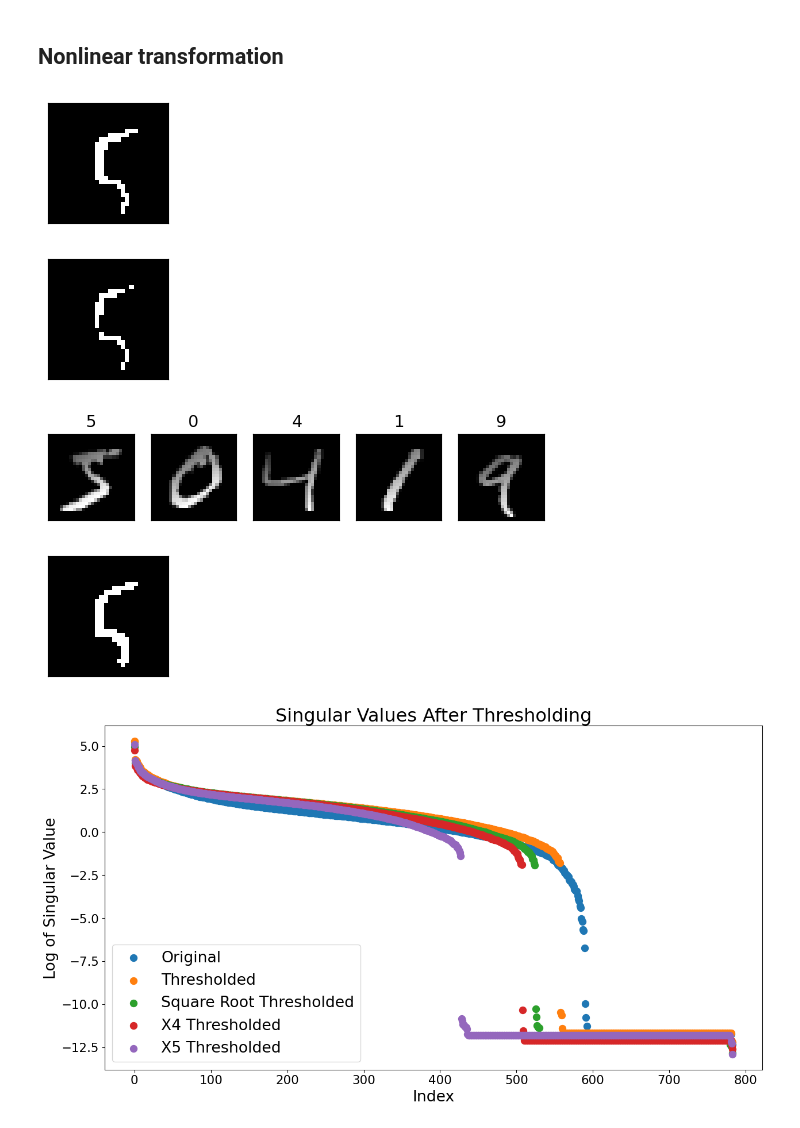
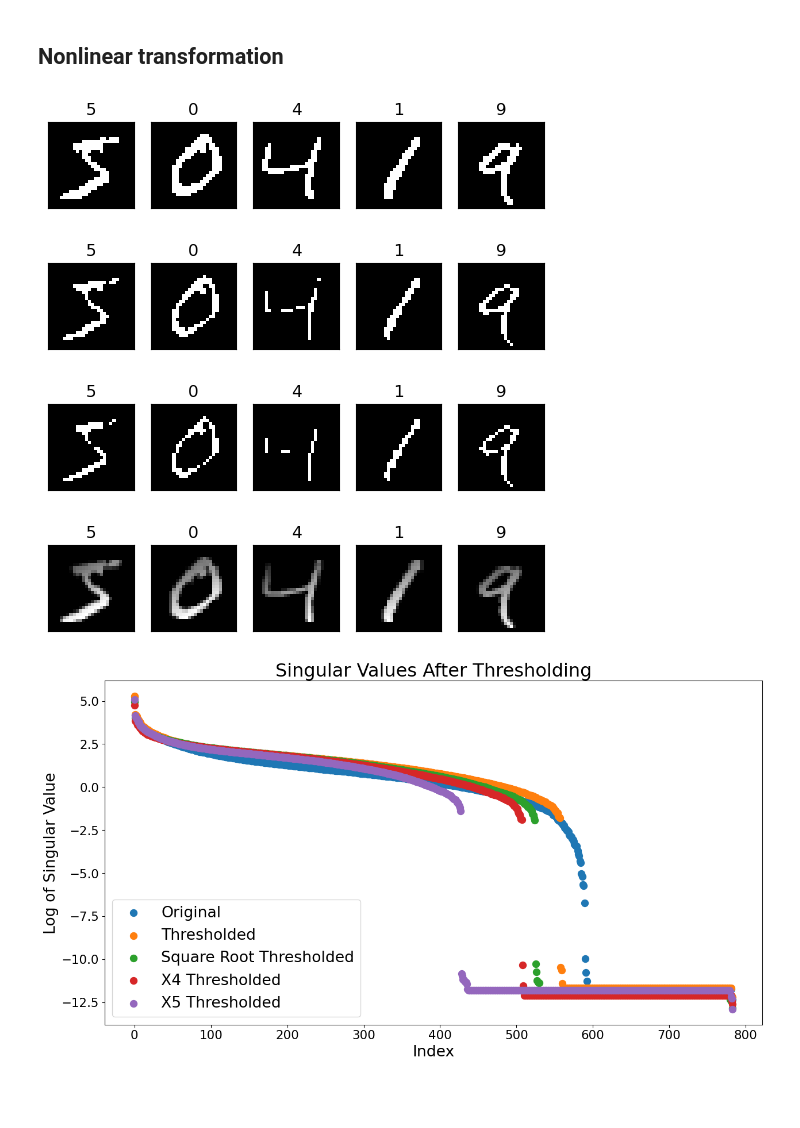
Before and after one commit to maneeshrj/math-ml-project, a Jupyter notebook: SVD.ipynb, the cells around one changed output. Saved outputs shown, nothing was run; the diff lists cells and outputs as text; code cells hidden in the pictures; blank space fills up the shorter version.

```diff
--- a/SVD.ipynb
+++ b/SVD.ipynb
@@ -10,6 +10,6 @@ from sklearn.datasets import fetch_openml
 from tqdm import tqdm
 # %%
-mnist = fetch_openml('mnist_784', as_frame=False, cache=True)
+mnist = datasets.fetch_openml('mnist_784', as_frame=False, cache=True)
 # %%
 mnist.data.shape
 # %% [output]
@@ -17,7 +17,7 @@ mnist.data.shape
 # %%
 X = mnist.data.astype('float32')
 y = mnist.target.astype('int64')
-X = X[:1000]
-y = y[:1000]
+X = X[:10000]
+y = y[:10000]
 X.shape
 # %% [output]
@@ -25,9 +25,9 @@ X.shape
 # %%
 X /= 255.0
 # %%
-def plot_example(X, y):
+def plot_example(X, y, idx=0):
     """Plot the first 5 images and their labels in a row."""
-    for i, (img, y) in enumerate(zip(X[:5].reshape(5, 28, 28), y[:5])):
+    for i, (img, y) in enumerate(zip(X[idx:idx+5].reshape(5, 28, 28), y[idx:idx+5])):
         plt.subplot(151 + i)
         plt.imshow(img, cmap='gray')
         plt.xticks([])
@@ -214,17 +291,21 @@ def plot_digit(img):
+# %%
+plot_example(X2, y)
+# %% [output]
+[figure, added]
 # %%
 X3 = (np.square(X)>0.75).astype('float32')
 s3 = qrsvd(X3)
-# %%
-plot_digit(X3[100])
-# %% [output]
-[figure, removed]
+# %%
+plot_example(X3, y)
+# %% [output]
+[figure, added]
 # %%
 X4 = (np.sqrt(X)>0.99).astype('float32')
 s4 = qrsvd(X4)
 # %%
-plot_digit(X4[100])
+plot_example(X4, y)
 # %% [output]
-[figure, old version]
+[figure, new version]
 # %%
 def weight_by_position(X):
     X_weighted = np.zeros_like(X)
@@ -242,10 +323,6 @@ X5 = (X_weighted>0.25).astype('float32')
 s5 = qrsvd(X5)
 # %% [output]
 [figure]
-# %%
-plot_digit(X5[100])
-# %% [output]
-[figure, removed]
 # %%
 plot_singular_values(
     s, s2, s3, s4, s5,
```
Also changed, not shown: parts of 81 cells of this notebook, 2 other files.
